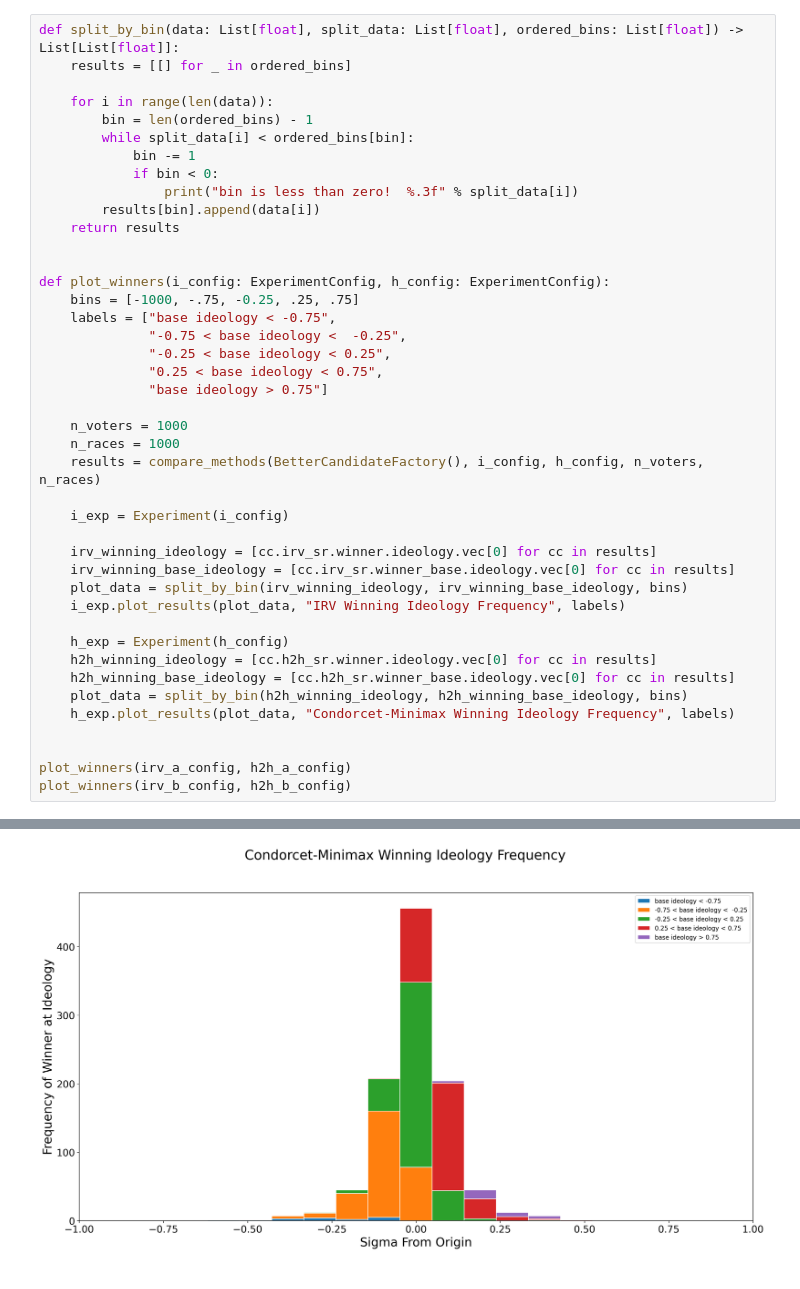
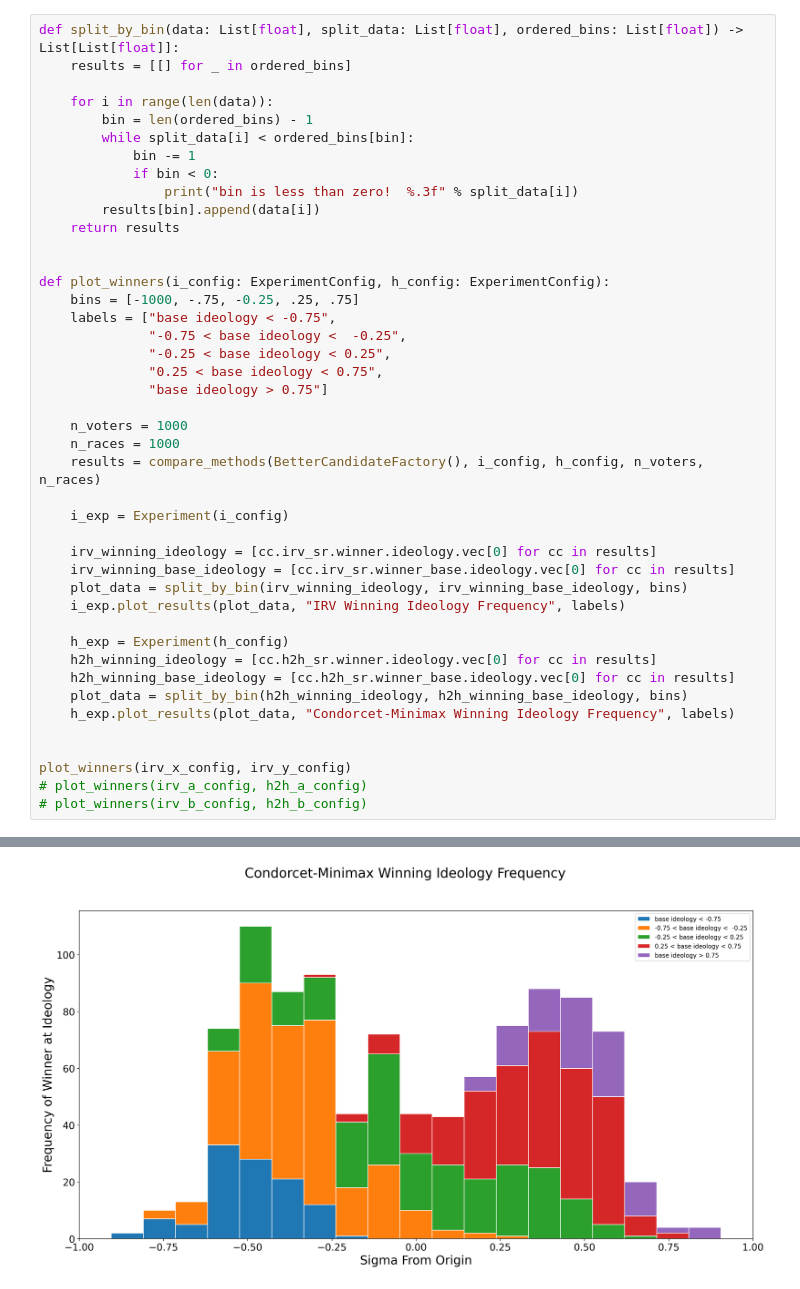
Before and after one commit to robbierobinette/bc-python, a Jupyter notebook: plot_strategic_candidates.ipynb, the cells around one changed output, grey strips where cells are left out. Cells and saved outputs as stored; diff of their text form.

```diff
--- a/plot_strategic_candidates.ipynb
+++ b/plot_strategic_candidates.ipynb
@@ -144,6 +156,7 @@ def plot_winners(i_config: ExperimentConfig, h_config: ExperimentConfig):
     h_exp.plot_results(plot_data, "Condorcet-Minimax Winning Ideology Frequency", labels)
 
 
-plot_winners(irv_a_config, h2h_a_config)
-plot_winners(irv_b_config, h2h_b_config)
+plot_winners(irv_x_config, irv_y_config)
+# plot_winners(irv_a_config, h2h_a_config)
+# plot_winners(irv_b_config, h2h_b_config)
 # %% [output]
@@ -151 +164 @@ plot_winners(irv_b_config, h2h_b_config)
-[figure, old version]
+[figure, new version]
```
Also changed, not shown: parts of 2 cells of this notebook, 6 other files.
